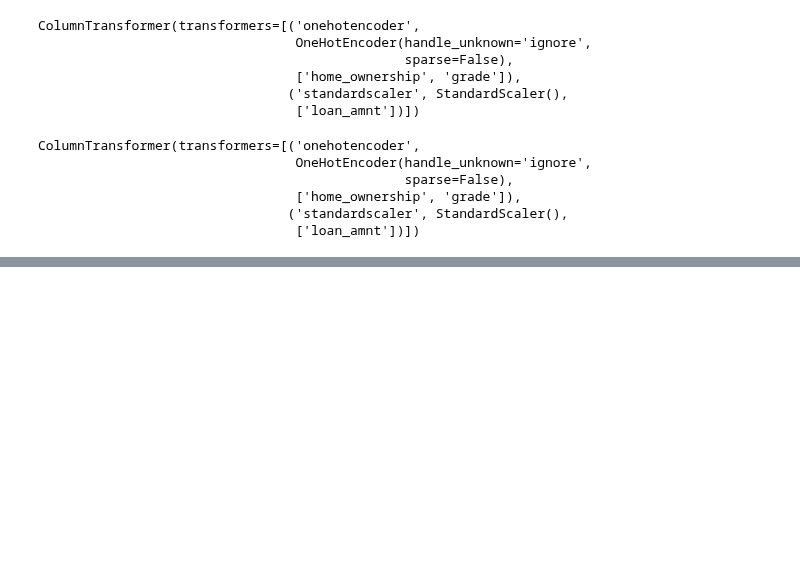
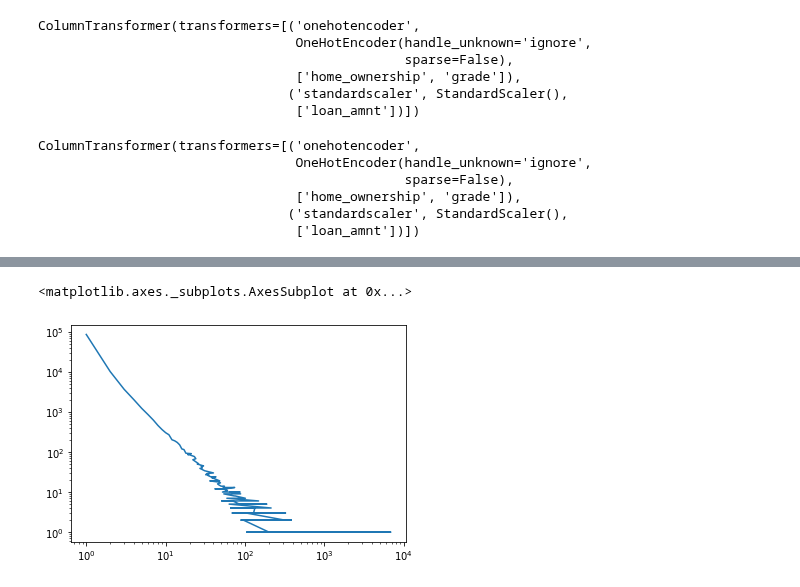
Before and after one commit to amueller/aml, a Jupyter notebook: 01-ml-workflow/04-categorical-variables.ipynb, the cells around one changed output, grey strips where cells are left out. Drawn from its saved outputs; the diff is of its cells as text; code cells hidden in the pictures; blank space fills up the shorter version.

```diff
--- a/01-ml-workflow/04-categorical-variables.ipynb
+++ b/01-ml-workflow/04-categorical-variables.ipynb
@@ -1141,0 +587,6 @@ TargetEncoder(cols='zipcode').fit_transform(data.frame, target)
+# %%
+loans = pd.read_csv("C:/Users/t3kci/Downloads/loan.csv/loan.csv", nrows=1000000, low_memory=False)
+loans_paid = loans[loans.loan_status.isin(['Fully Paid', 'Charged Off'])]
+some_loans = loans_paid.groupby('loan_status').apply(lambda x: x.head(200)).reset_index(drop=True)
+X = some_loans[['loan_amnt', 'home_ownership', 'grade', 'loan_status']]
+X.head()
@@ -1141,0 +826,3 @@ TargetEncoder(cols='zipcode').fit_transform(data.frame, target)
+# %%
+title_counts = loans_paid.emp_title.value_counts()
+title_counts
@@ -1141,0 +852,6 @@ TargetEncoder(cols='zipcode').fit_transform(data.frame, target)
+# %%
+# a power-law distribution looks like a straight line in a log-log plot. This seems to hold reasonably well here.
+title_counts.value_counts().plot(logy=True, logx=True)
+# %% [output]
+<matplotlib.axes._subplots.AxesSubplot at 0x...>
+[figure, added]
```
Also changed, not shown: parts of 121 cells of this notebook.
